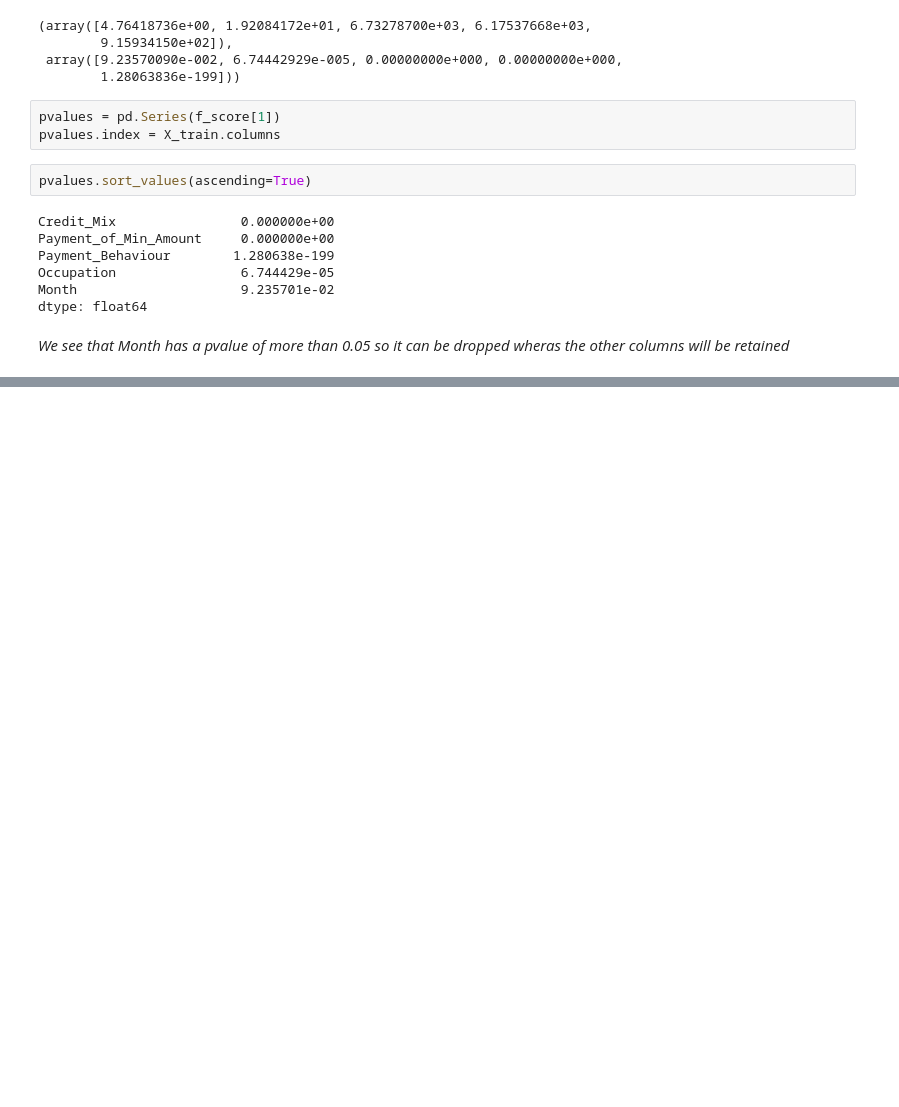
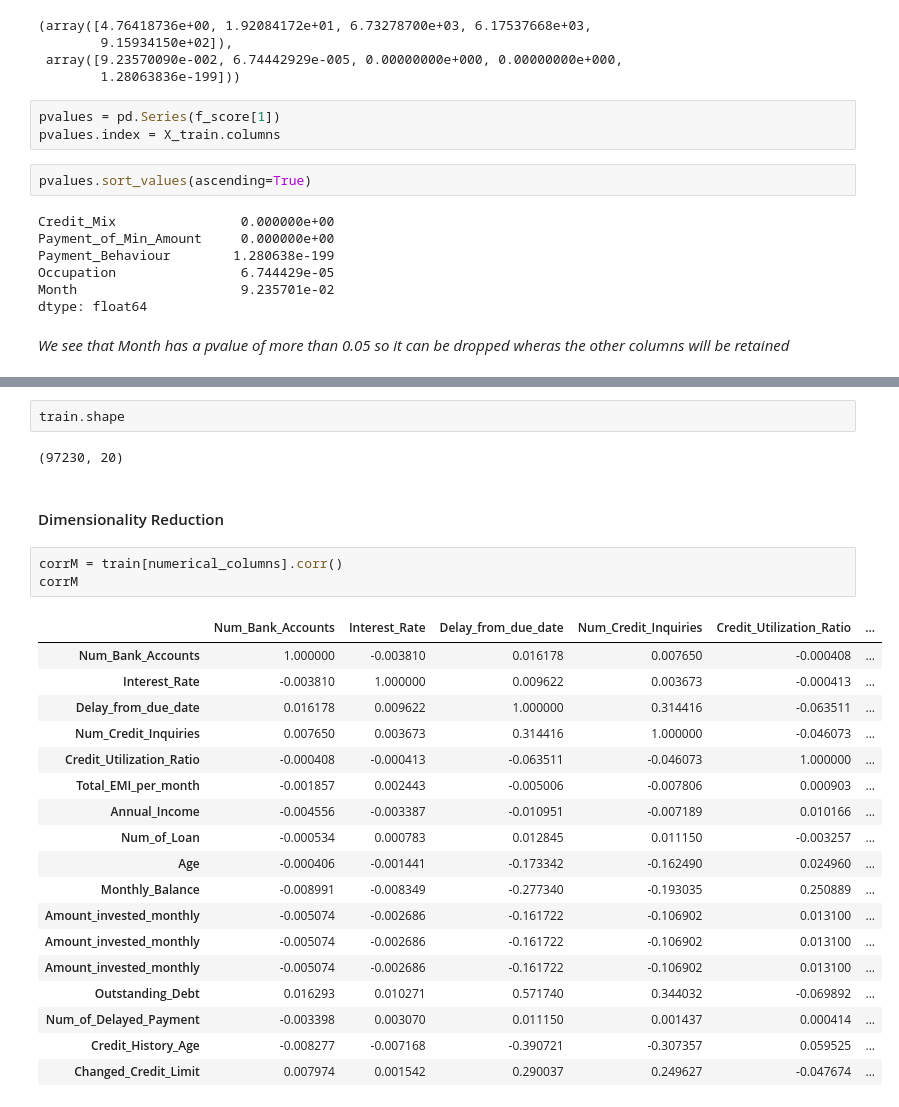
Before and after one commit to SaitejSamudrala/Credit-Score-Classification, a Jupyter notebook: src/main.ipynb, the cells around one changed output, grey strips where cells are left out. Drawn from its saved outputs; the diff is of its cells as text; blank space fills up the shorter version.

```diff
--- a/src/main.ipynb
+++ b/src/main.ipynb
@@ -1181,0 +1224,28 @@ ValueError: list.remove(x): x not in list
+# %%
+train.shape
+# %% [output]
+(97230, 20)
+# %% [markdown]
+#### Dimensionality Reduction
+# %%
+corrM = train[numerical_columns].corr()
+corrM
+# %% [output]
+|  | Num_Bank_Accounts | Interest_Rate | Delay_from_due_date | Num_Credit_Inquiries | Credit_Utilization_Ratio | ... |
+| Num_Bank_Accounts | 1.000000 | -0.003810 | 0.016178 | 0.007650 | -0.000408 | ... |
+| Interest_Rate | -0.003810 | 1.000000 | 0.009622 | 0.003673 | -0.000413 | ... |
+| Delay_from_due_date | 0.016178 | 0.009622 | 1.000000 | 0.314416 | -0.063511 | ... |
+| Num_Credit_Inquiries | 0.007650 | 0.003673 | 0.314416 | 1.000000 | -0.046073 | ... |
+| Credit_Utilization_Ratio | -0.000408 | -0.000413 | -0.063511 | -0.046073 | 1.000000 | ... |
+| Total_EMI_per_month | -0.001857 | 0.002443 | -0.005006 | -0.007806 | 0.000903 | ... |
+| Annual_Income | -0.004556 | -0.003387 | -0.010951 | -0.007189 | 0.010166 | ... |
+| Num_of_Loan | -0.000534 | 0.000783 | 0.012845 | 0.011150 | -0.003257 | ... |
+| Age | -0.000406 | -0.001441 | -0.173342 | -0.162490 | 0.024960 | ... |
+| Monthly_Balance | -0.008991 | -0.008349 | -0.277340 | -0.193035 | 0.250889 | ... |
+| Amount_invested_monthly | -0.005074 | -0.002686 | -0.161722 | -0.106902 | 0.013100 | ... |
+| Amount_invested_monthly | -0.005074 | -0.002686 | -0.161722 | -0.106902 | 0.013100 | ... |
+| Amount_invested_monthly | -0.005074 | -0.002686 | -0.161722 | -0.106902 | 0.013100 | ... |
+| Outstanding_Debt | 0.016293 | 0.010271 | 0.571740 | 0.344032 | -0.069892 | ... |
+| Num_of_Delayed_Payment | -0.003398 | 0.003070 | 0.011150 | 0.001437 | 0.000414 | ... |
+| Credit_History_Age | -0.008277 | -0.007168 | -0.390721 | -0.307357 | 0.059525 | ... |
+| Changed_Credit_Limit | 0.007974 | 0.001542 | 0.290037 | 0.249627 | -0.047674 | ... |
```
Also changed, not shown: parts of 43 cells of this notebook, 1 other file.
